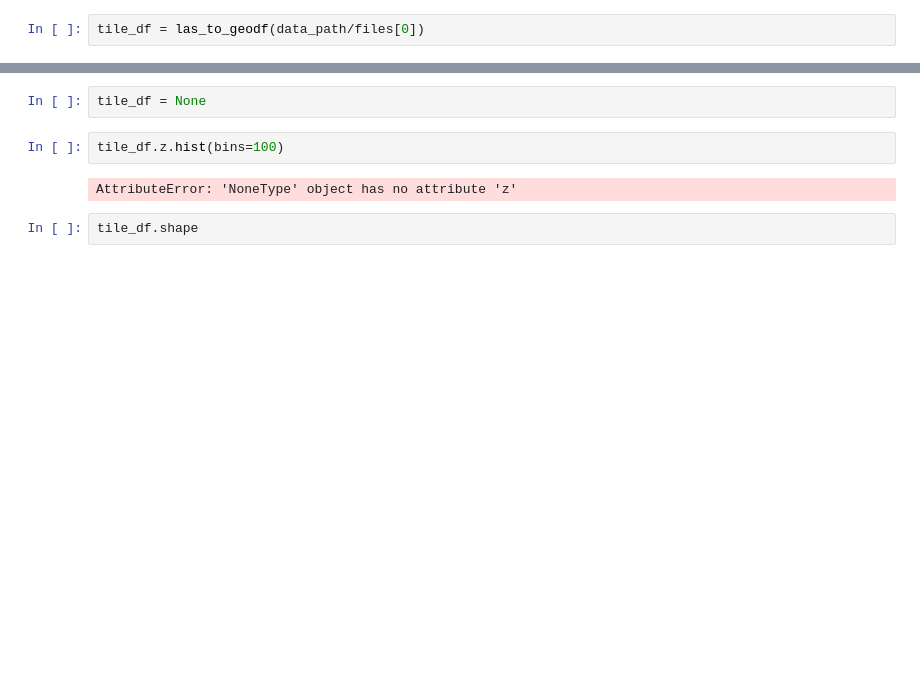
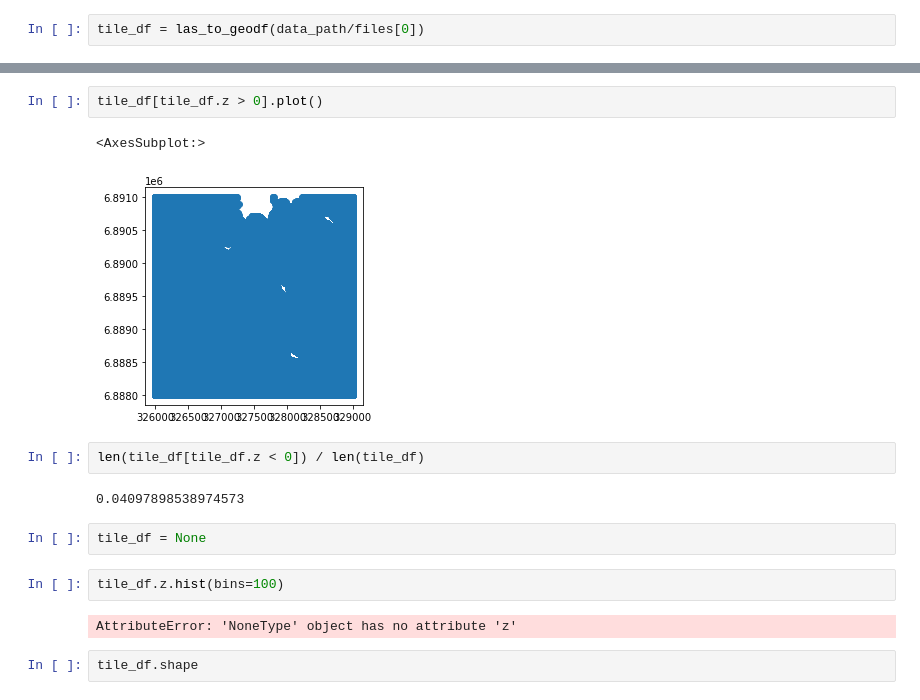
Before and after one commit to mayrajeo/enveco, a Jupyter notebook: examples/Process tiles.ipynb, the cells around one changed output, grey strips where cells are left out. Drawn from its saved outputs; the diff is of its cells as text; blank space fills up the shorter version.

```diff
--- a/examples/Process tiles.ipynb
+++ b/examples/Process tiles.ipynb
@@ -140,3 +140,12 @@ tile_df.head()
+# %%
+tile_df[tile_df.z > 0].plot()
+# %% [output]
+<AxesSubplot:>
+[figure, added]
+# %%
+len(tile_df[tile_df.z < 0]) / len(tile_df)
+# %% [output]
+0.04097898538974573
 # %%
 tile_df = None
 # %%
```
Also changed, not shown: parts of 7 cells of this notebook, 4 other files.
